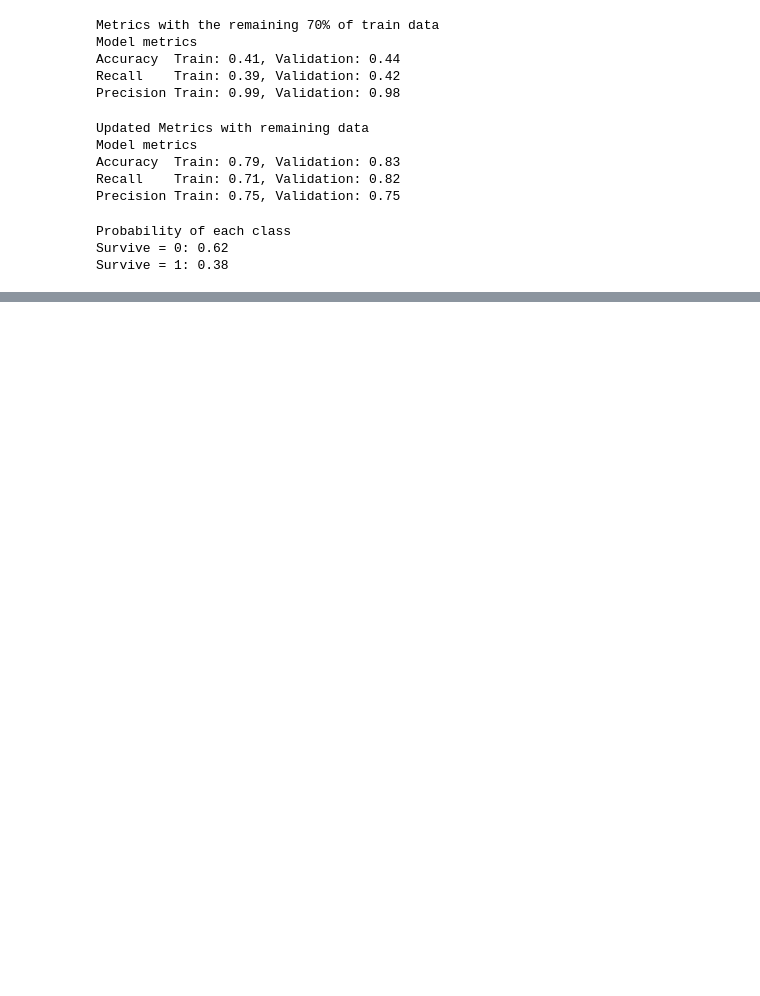
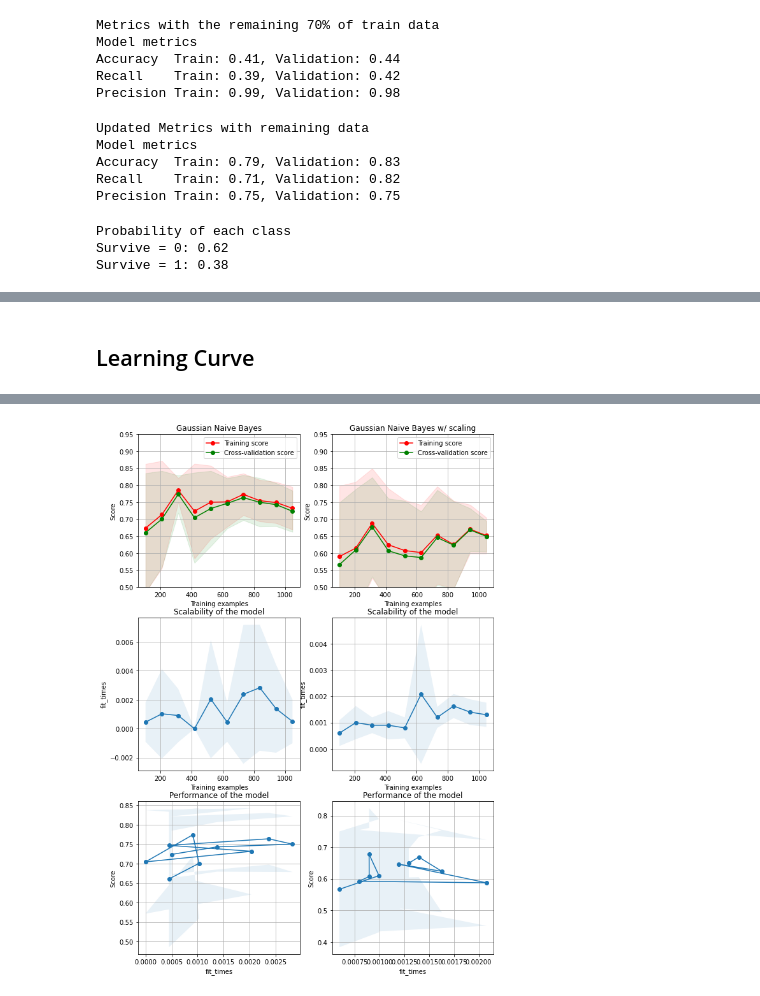
Before and after one commit to michalbogdanowicz/ML-Titanic-2020, a Jupyter notebook: Naive_Bayes/NaiveBayes.ipynb, the cells around one changed output, grey strips where cells are left out. Drawn from its saved outputs; the diff is of its cells as text; code cells hidden in the pictures; blank space fills up the shorter version.

Commit message:
Naive Bayes curves plotting code

```diff
--- a/Naive_Bayes/NaiveBayes.ipynb
+++ b/Naive_Bayes/NaiveBayes.ipynb
@@ -151,0 +152,37 @@ submission.head(10)
+# %% [markdown]
+## Learning Curve
+# %%
+import sklearn as skl
+from plotter import plot_learning_curve
+from sklearn.model_selection import ShuffleSplit
+from sklearn.model_selection import learning_curve
+
+import matplotlib.pyplot as plt
+
+X = pd.read_csv(filename, usecols=[1,2,3,4,5,6,7,8,9,10,11,12,13,14,15,16,17,18,19,20,21,22,23,24,25,26,27], sep=",", header=0)
+y = X.pop('survived')
+
+X_np_array = np.array(X)
+y_np_array = np.array(y)
+
+fig, axes = plt.subplots(3, 2, figsize=(10, 15))
+
+ # source : https://scikit-learn.org/stable/auto_examples/model_selection/plot_learning_curve.html#sphx-glr-download-auto-examples-model-selection-plot-learning-curve-py
+cv = ShuffleSplit(n_splits=10, test_size=0.2, random_state=0)
+
+estimator = GaussianNB()
+title = 'Gaussian Naive Bayes'
+title_scaled = 'Gaussian Naive Bayes w/ scaling'
+#estimator = BernoulliNB()
+#title = 'Bernoulli Naive Bayes'
+#title_scaled = 'Bernoulli Naive Bayes w/ scaling'
+
+scaler = skl.preprocessing.StandardScaler().fit(X_np_array)
+X_scaled_data = scaler.transform(X_np_array)
+
+plot_learning_curve(estimator, title, X_np_array, y_np_array, axes=axes[:, 0], ylim=(0.5,0.95),
+                    cv=cv, n_jobs=-1, train_sizes=np.linspace(0.1, 1.0, 10))
+
+plot_learning_curve(estimator, title_scaled, X_scaled_data, y_np_array, axes=axes[:, 1], ylim=(0.5,0.95),
+                    cv=cv, n_jobs=-1, train_sizes=np.linspace(0.1, 1.0, 10))
+# %% [output]
@@ -151,0 +190 @@ submission.head(10)
+[figure, added]
```
Also changed, not shown: parts of 3 cells of this notebook.
